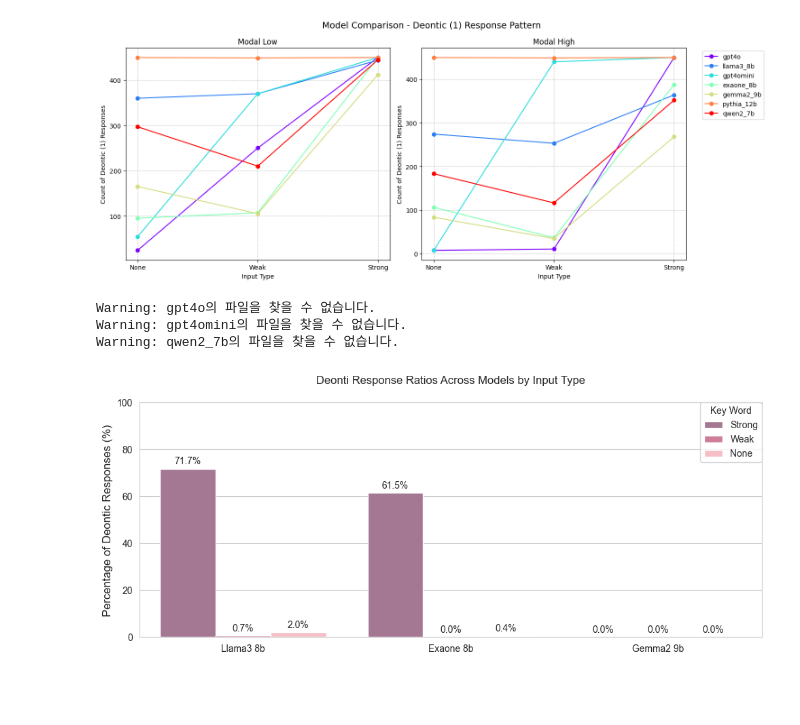
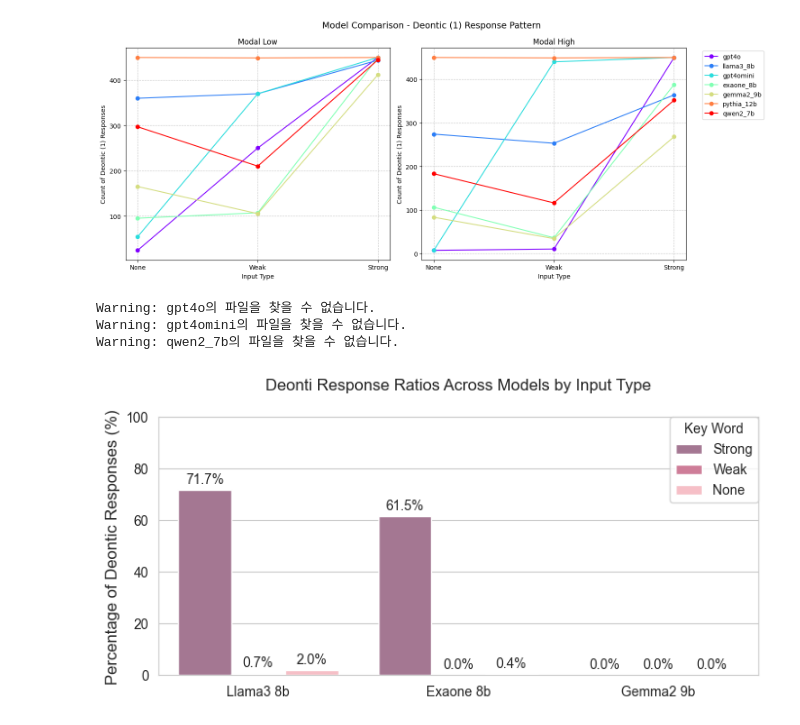
Before and after one commit to Retruth/deontic, a Jupyter notebook: visualization_bar.ipynb, the cells around one changed output. Drawn from its saved outputs; the diff is of its cells as text; code cells hidden in the pictures; blank space fills up the shorter version.

```diff
--- a/visualization_bar.ipynb
+++ b/visualization_bar.ipynb
@@ -265,7 +265,7 @@ plot_df = pd.DataFrame(plot_data)
 
 
 # Set style and figure size
-plt.figure(figsize=(10, 5))
+plt.figure(figsize=(7, 4))
 sns.set_style("whitegrid")
 
 # Create grouped bar plot with a different color palette
@@ -293,31 +293,31 @@ plt.ylabel('Percentage of Deontic Responses (%)', fontsize=12)
 plt.title('Deonti Response Ratios Across Models by Input Type', fontsize=12, pad=20)
 plt.xticks(rotation=0)  # Changed to horizontal
 
 # Add value labels on top of bars
 for i in plt.gca().containers:
     plt.gca().bar_label(i, fmt='%.1f%%', padding=3)
 
 # Move legend to bottom
 plt.legend(
     title='Key Word',
     # bbox_to_anchor=(0.5, -0.15),  # Position the legend below the plot
     loc='upper right',
     ncol=1,  # Display legend items in 3 columns
     frameon=True,
     borderaxespad=0.
 )
 
 plt.ylim(0, 100)
 # Adjust layout with more bottom space for legend
 plt.tight_layout()
 plt.subplots_adjust(bottom=0.2)  # Add space at bottom for legend
 
 # Save plot
 save_path = '/home/jinsil/Deontic/results/experiment2_1/analysis/commonsense_model_comparison_deontic_ratios.png'
 # plt.savefig(save_path, bbox_inches='tight', dpi=300)
 plt.show()
 # %% [output]
 Warning: gpt4o의 파일을 찾을 수 없습니다.
 Warning: gpt4omini의 파일을 찾을 수 없습니다.
 Warning: qwen2_7b의 파일을 찾을 수 없습니다.
-[figure, old version]
+[figure, new version]
```
